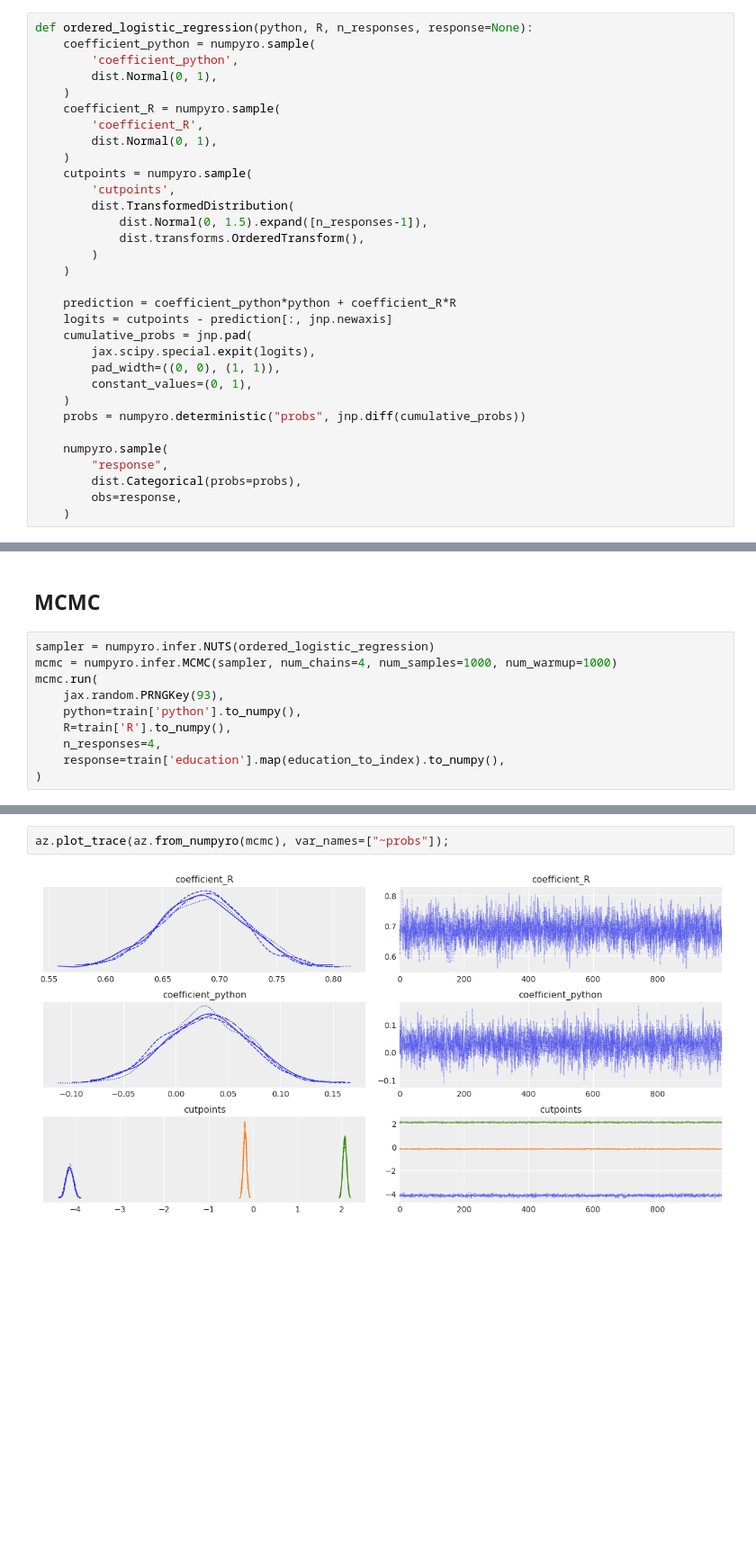
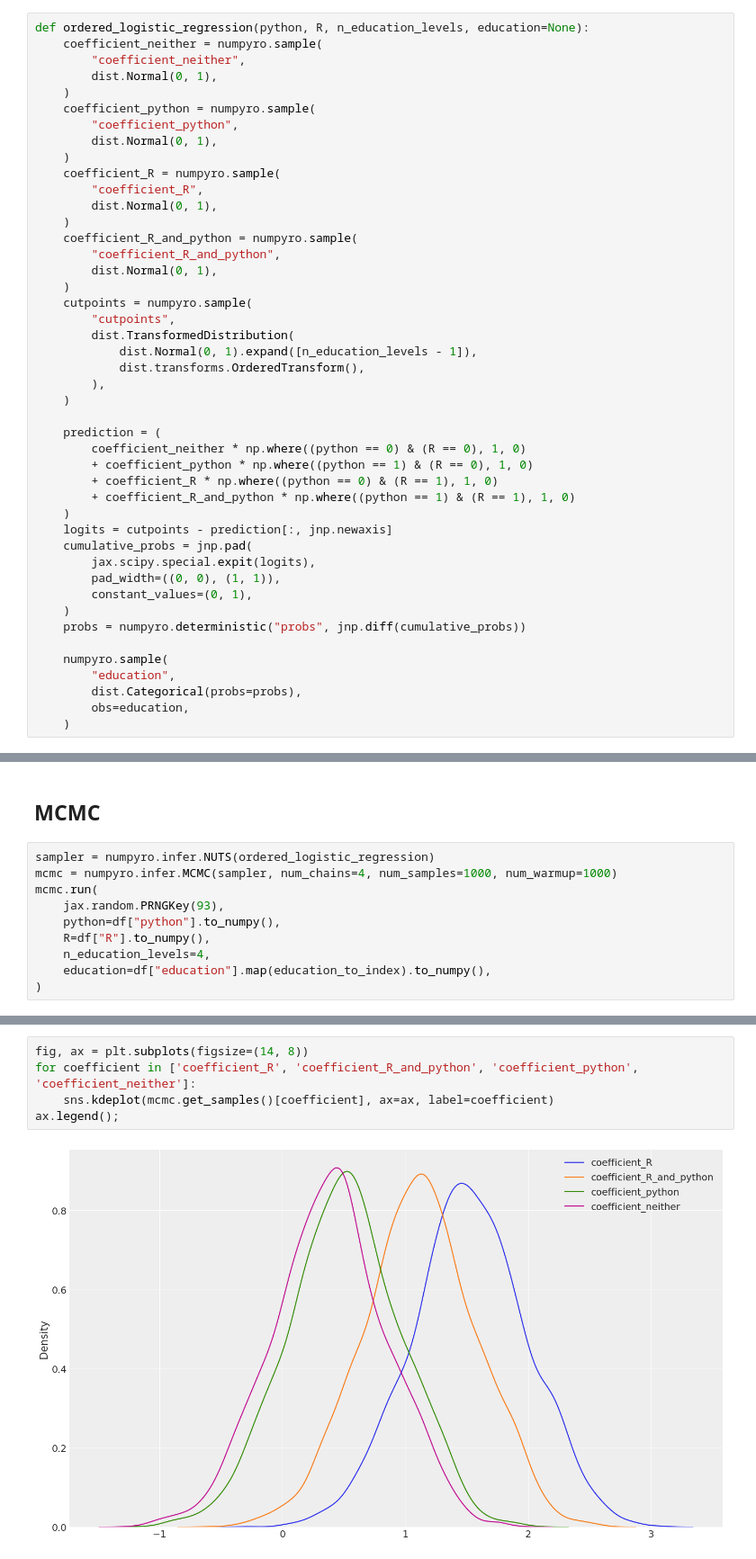
Before and after one commit to MarcoGorelli/pydataglobal-21, a Jupyter notebook: round 2.ipynb, the cells around one changed output, grey strips where cells are left out. Shown at 90% size. Saved outputs shown, nothing was run; the diff lists cells and outputs as text; blank space fills up the shorter version.

```diff
--- a/round 2.ipynb
+++ b/round 2.ipynb
@@ -131,22 +136,35 @@ We can then find our cutpoints
 # %%
-def ordered_logistic_regression(python, R, n_responses, response=None):
+def ordered_logistic_regression(python, R, n_education_levels, education=None):
+    coefficient_neither = numpyro.sample(
+        "coefficient_neither",
+        dist.Normal(0, 1),
+    )
     coefficient_python = numpyro.sample(
-        'coefficient_python',
+        "coefficient_python",
         dist.Normal(0, 1),
     )
     coefficient_R = numpyro.sample(
-        'coefficient_R',
+        "coefficient_R",
+        dist.Normal(0, 1),
+    )
+    coefficient_R_and_python = numpyro.sample(
+        "coefficient_R_and_python",
         dist.Normal(0, 1),
     )
     cutpoints = numpyro.sample(
-        'cutpoints',
+        "cutpoints",
         dist.TransformedDistribution(
-            dist.Normal(0, 1.5).expand([n_responses-1]),
+            dist.Normal(0, 1).expand([n_education_levels - 1]),
             dist.transforms.OrderedTransform(),
-        )
+        ),
     )
 
-    prediction = coefficient_python*python + coefficient_R*R
+    prediction = (
+        coefficient_neither * np.where((python == 0) & (R == 0), 1, 0)
+        + coefficient_python * np.where((python == 1) & (R == 0), 1, 0)
+        + coefficient_R * np.where((python == 0) & (R == 1), 1, 0)
+        + coefficient_R_and_python * np.where((python == 1) & (R == 1), 1, 0)
+    )
     logits = cutpoints - prediction[:, jnp.newaxis]
     cumulative_probs = jnp.pad(
         jax.scipy.special.expit(logits),
@@ -156,9 +174,9 @@ def ordered_logistic_regression(python, R, n_responses, response=None):
     probs = numpyro.deterministic("probs", jnp.diff(cumulative_probs))
 
     numpyro.sample(
-        "response",
+        "education",
         dist.Categorical(probs=probs),
-        obs=response,
+        obs=education,
     )
 # %% [markdown]
 ## Prior predictive simulation
@@ -194,10 +213,10 @@ sampler = numpyro.infer.NUTS(ordered_logistic_regression)
 mcmc = numpyro.infer.MCMC(sampler, num_chains=4, num_samples=1000, num_warmup=1000)
 mcmc.run(
     jax.random.PRNGKey(93),
-    python=train['python'].to_numpy(),
-    R=train['R'].to_numpy(),
-    n_responses=4,
-    response=train['education'].map(education_to_index).to_numpy(),
+    python=df["python"].to_numpy(),
+    R=df["R"].to_numpy(),
+    n_education_levels=4,
+    education=df["education"].map(education_to_index).to_numpy(),
 )
 # %%
 mcmc.print_summary()
@@ -213,4 +242,7 @@ Number of divergences: 0
 # %%
-az.plot_trace(az.from_numpyro(mcmc), var_names=["~probs"]);
+fig, ax = plt.subplots(figsize=(14, 8))
+for coefficient in ['coefficient_R', 'coefficient_R_and_python', 'coefficient_python', 'coefficient_neither']:
+    sns.kdeplot(mcmc.get_samples()[coefficient], ax=ax, label=coefficient)
+ax.legend();
 # %% [output]
-[figure, old version]
+[figure, new version]
```
Also changed, not shown: parts of 19 cells of this notebook.
